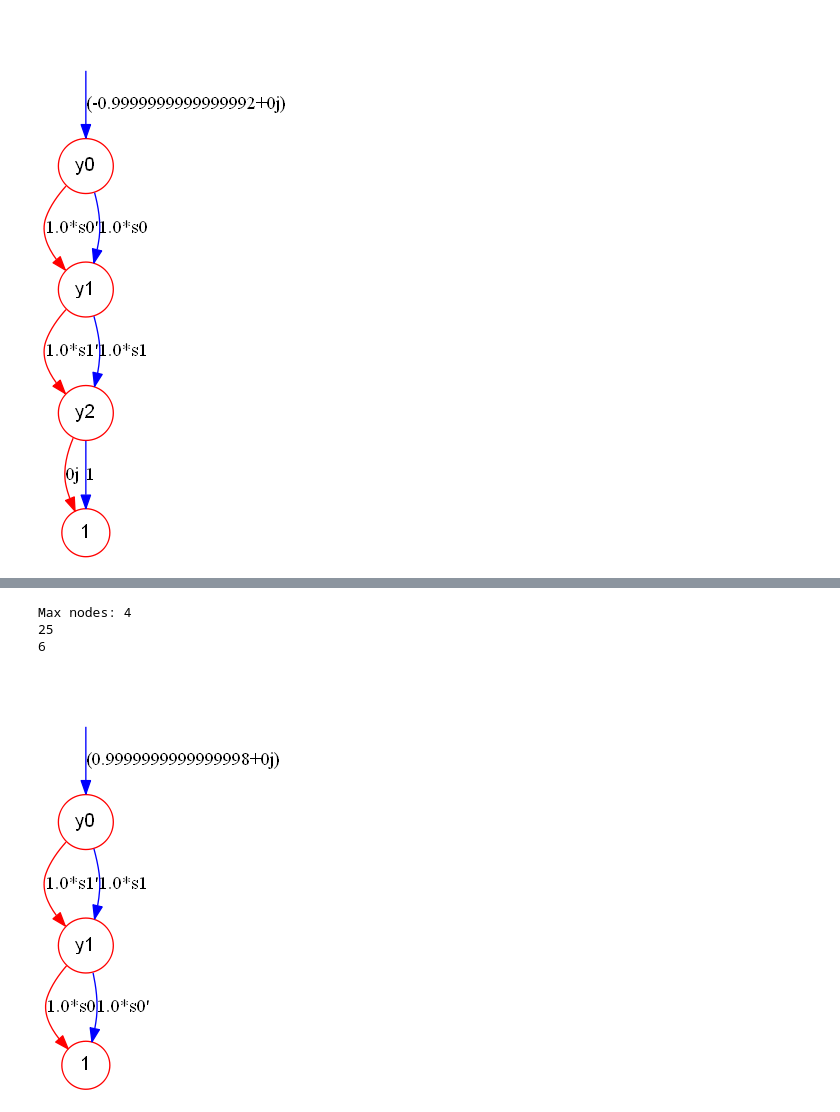
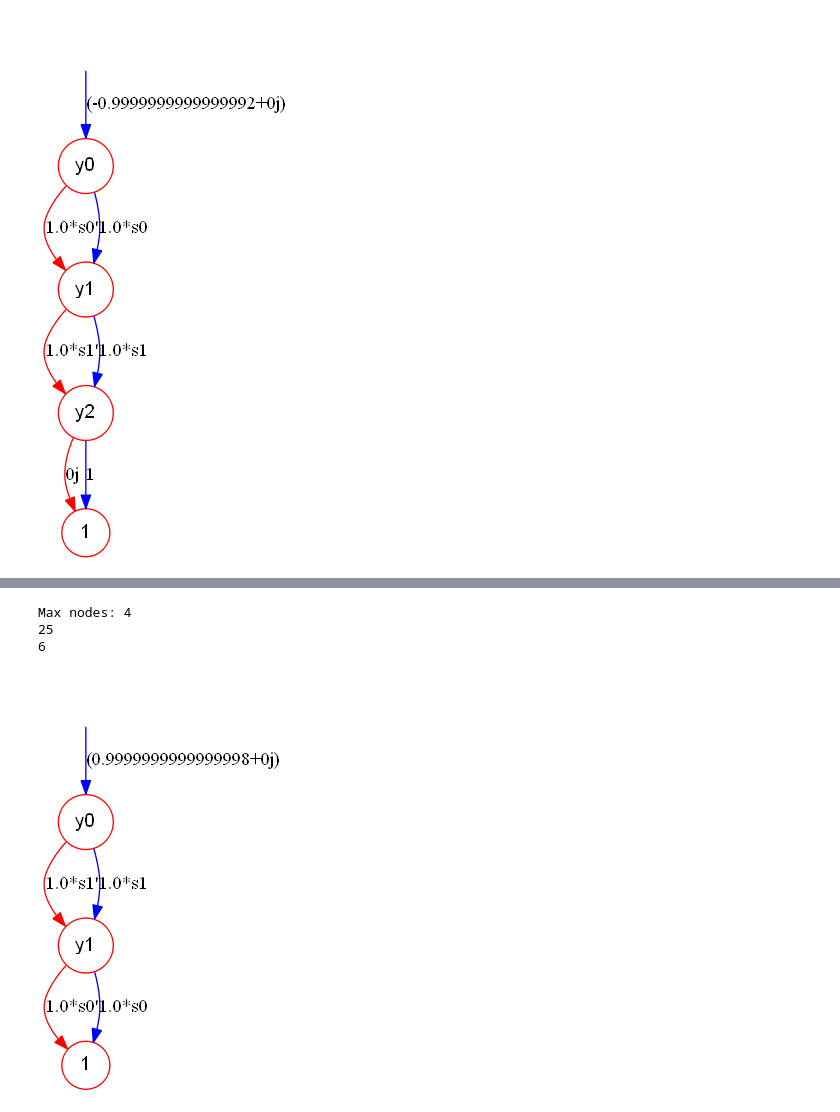
Before and after one commit to Veriqc/Symbol_TDD, a Jupyter notebook: Test_Binary2.ipynb, the cells around one changed output, grey strips where cells are left out. Drawn from its saved outputs; the diff is of its cells as text; code cells hidden in the pictures.

```diff
--- a/Test_Binary2.ipynb
+++ b/Test_Binary2.ipynb
@@ -570,7 +573,7 @@ s0=symbols('s0')
 s1=symbols('s1')
 sn0=symbols('sn0')
 sn1=symbols('sn1')
-X0=np.array([[s0,sn0],[sn0,s0]])
+X0=np.array([[sn0,s0],[s0,sn0]])
 Z0=np.array([[1,0],[0,sn1-s1]])
 H=1/np.sqrt(2)*np.array([[1,1],[1,-1]])
 CX=np.array([[1,0,0,0],[0,1,0,0],[0,0,0,1],[0,0,1,0]])
@@ -609,31 +612,31 @@ tn.tensors.append(ts)
 
 # add CX gate
 var=[Index('x0_4'),Index('x0_5'),Index('x1_0'),Index('y1')]
 ts=Tensor(CX,var)
 tn.tensors.append(ts)
 
 
 #add H gate
 var=[Index('x'+str(0)+'_5'),Index('y0')]
 ts=Tensor(H,var)
 tn.tensors.append(ts)
 
 
 var=[]
 for k in range(n):
     var.append('x'+str(k))
     for k1 in range(7):
         var.append('x'+str(k)+'_'+str(k1))
     var.append('y'+str(k))
 
 Ini_TDD(var,['s1','s0'])
 
 tdd=tn.cont()
 print(gu1())
 print(gu2())
 tdd.show()
 # %% [output]
 Max nodes: 4
 25
 6
-[figure, old version]
+[figure, new version]
```
Also changed, not shown: parts of 5 cells of this notebook.
